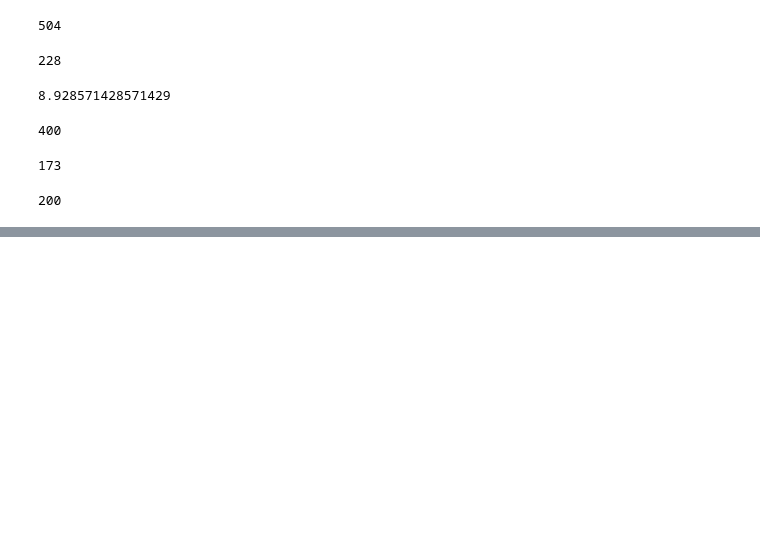
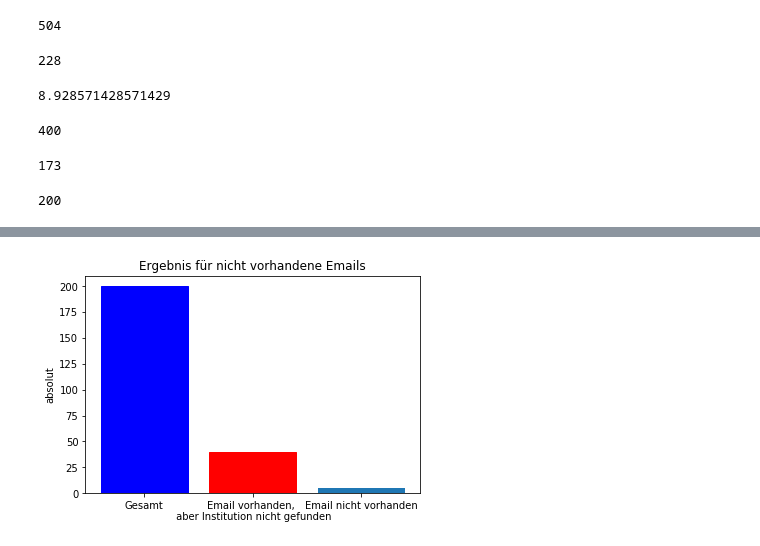
Before and after one commit to naustica/email-matching, a Jupyter notebook: email_matching_ver2/email_matching_ver2.ipynb, the cells around one changed output, grey strips where cells are left out. Cells and saved outputs as stored; diff of their text form; code cells hidden in the pictures; blank space fills up the shorter version.

```diff
--- a/email_matching_ver2/email_matching_ver2.ipynb
+++ b/email_matching_ver2/email_matching_ver2.ipynb
@@ -208,0 +234,12 @@ print(len(matches_all['doi'].unique()))
+# %%
+# Ergebnis für nicht vorhandene Emails
+y_pos = ['Gesamt', 'Email vorhanden, \n aber Institution nicht gefunden', 'Email nicht vorhanden']
+x_pos = [len(matches_all['doi'].unique()), matches_all['grid_id'].isnull().sum() - (matches_all['email'] == ' ').sum(),(matches_all['email'] == ' ').sum()]
+barlist = plt.bar(y_pos, x_pos)
+barlist[0].set_color('b')
+barlist[1].set_color('r')
+plt.ylabel('absolut')
+plt.title('Ergebnis für nicht vorhandene Emails')
+plt.show()
+# %% [output]
+[figure, added]
```
Also changed, not shown: parts of 4 cells of this notebook.
